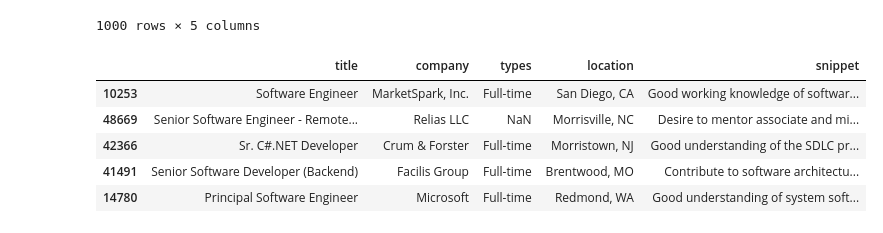
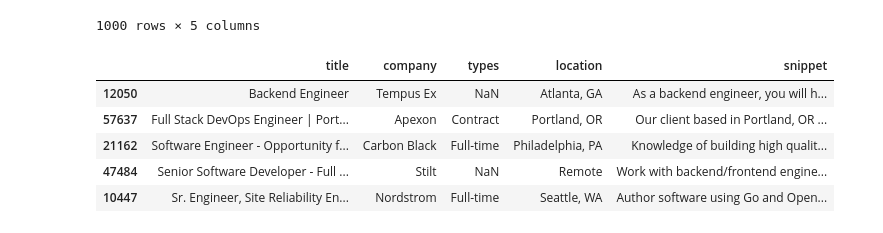
Before and after one commit to alextanhongpin/python-google-gemini, a Jupyter notebook: 05-recommender.ipynb, the cells around one changed output. Saved outputs shown, nothing was run; the diff lists cells and outputs as text; code cells hidden in the pictures.

```diff
--- a/05-recommender.ipynb
+++ b/05-recommender.ipynb
@@ -146,11 +146,13 @@ def top_k_df(df, query, top_k=5):
     scores_sorted = np.argsort(scores)[::-1]
     return recsys_df.iloc[[scores_sorted[i] for i in range(top_k)]]
 # %%
-top_k_df(recsys_df, 'I do distributed system, and I am a junior software').drop(columns='embeddings')
+preference = 'I like backend development using golang'
+result = top_k_df(recsys_df, preference).drop(columns='embeddings')
+result
 # %% [output]
 |  | title | company | types | location | snippet |
-| 10253 | Software Engineer | MarketSpark, Inc. | Full-time | San Diego, CA | Good working knowledge of softwar... |
-| 48669 | Senior Software Engineer - Remote... | Relias LLC | NaN | Morrisville, NC | Desire to mentor associate and mi... |
-| 42366 | Sr. C#.NET Developer | Crum & Forster | Full-time | Morristown, NJ | Good understanding of the SDLC pr... |
-| 41491 | Senior Software Developer (Backend) | Facilis Group | Full-time | Brentwood, MO | Contribute to software architectu... |
-| 14780 | Principal Software Engineer | Microsoft | Full-time | Redmond, WA | Good understanding of system soft... |
+| 12050 | Backend Engineer | Tempus Ex | NaN | Atlanta, GA | As a backend engineer, you will h... |
+| 57637 | Full Stack DevOps Engineer | Port... | Apexon | Contract | Portland, OR | Our client based in Portland, OR ... |
+| 21162 | Software Engineer - Opportunity f... | Carbon Black | Full-time | Philadelphia, PA | Knowledge of building high qualit... |
+| 47484 | Senior Software Developer - Full ... | Stilt | NaN | Remote | Work with backend/frontend engine... |
+| 10447 | Sr. Engineer, Site Reliability En... | Nordstrom | Full-time | Seattle, WA | Author software using Go and Open... |
```
Also changed, not shown: parts of 5 cells of this notebook, 1 other file.
